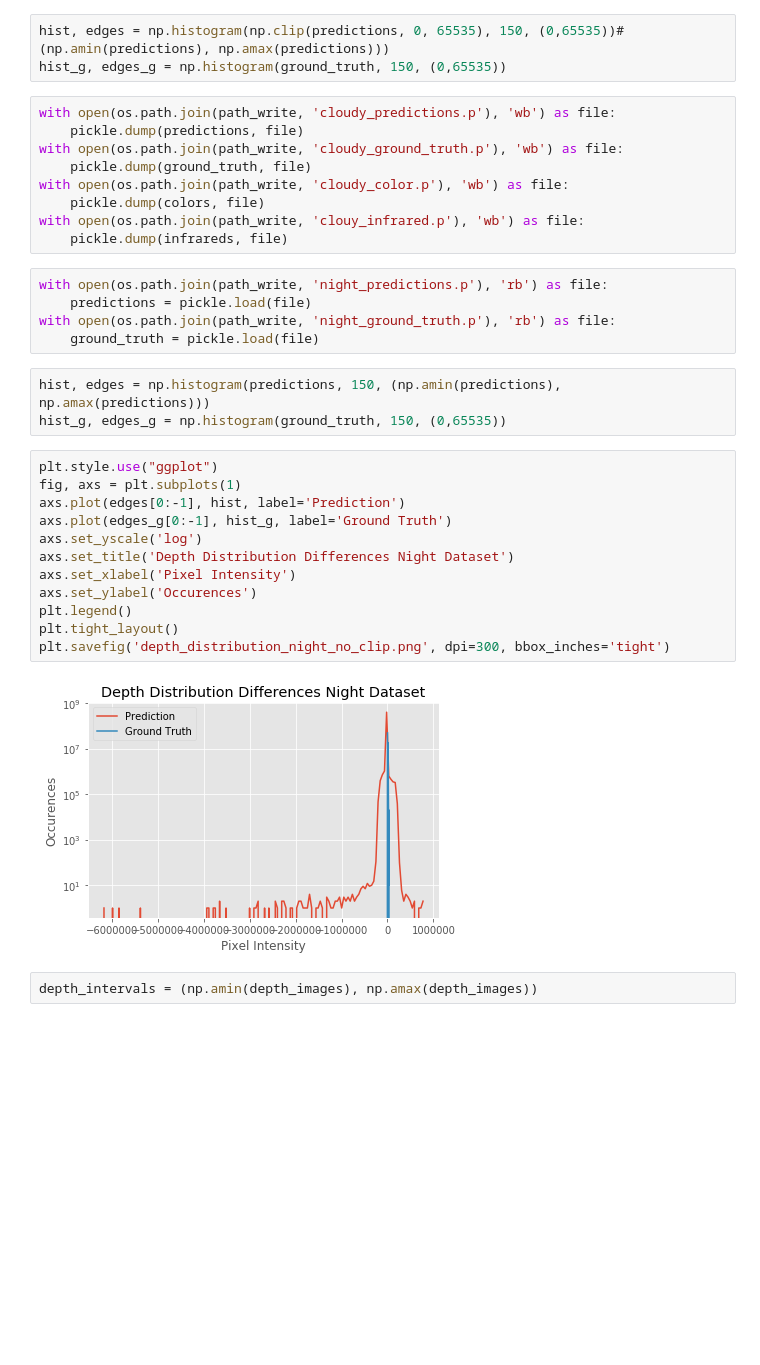
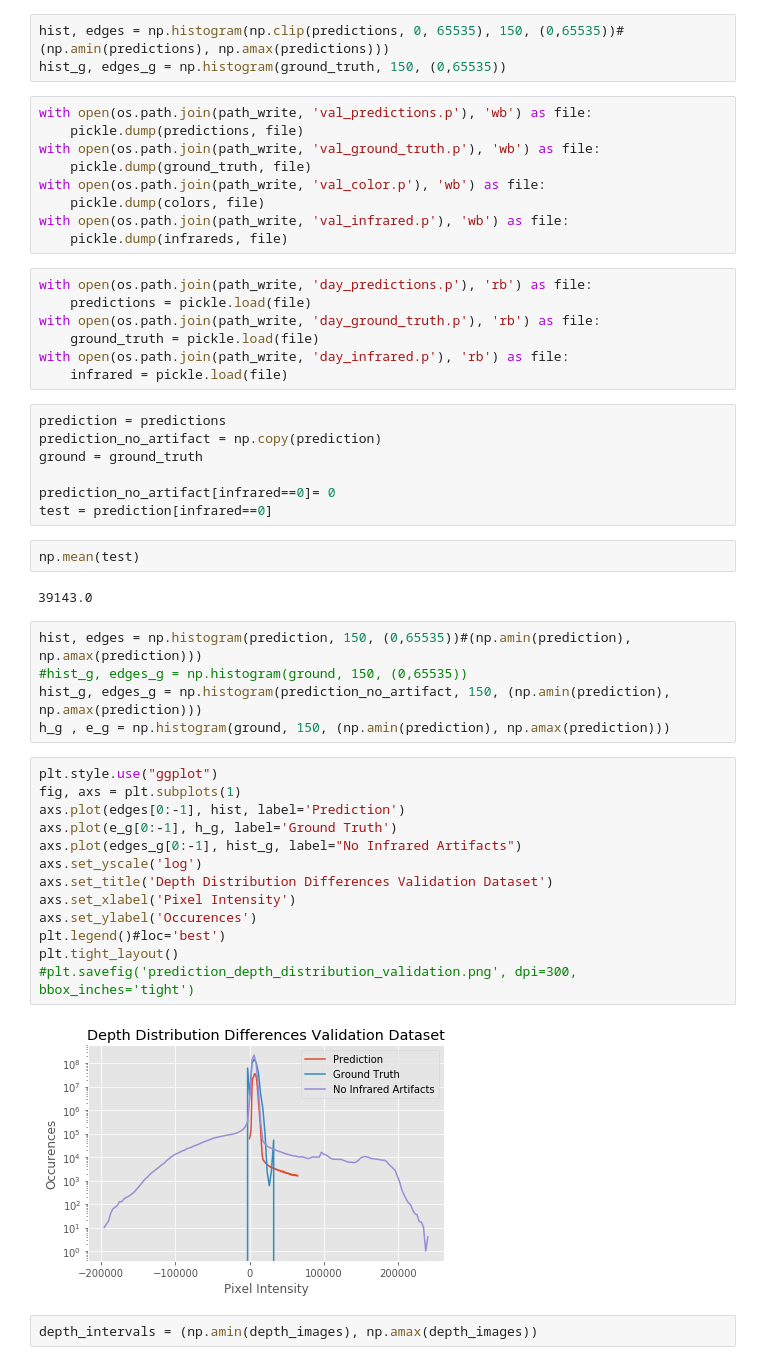
Before and after one commit to jufi2112/BelegPrograms, a Jupyter notebook: Visualization/Predict_Images.ipynb, the cells around one changed output. Drawn from its saved outputs; the diff is of its cells as text; blank space fills up the shorter version.

Commit message:
working on visualization scripts2#

```diff
--- a/Visualization/Predict_Images.ipynb
+++ b/Visualization/Predict_Images.ipynb
@@ -260,36 +259,52 @@ If you're reading this message in another frontend (for example, a static render
 hist, edges = np.histogram(np.clip(predictions, 0, 65535), 150, (0,65535))#(np.amin(predictions), np.amax(predictions)))
 hist_g, edges_g = np.histogram(ground_truth, 150, (0,65535))
 # %%
-with open(os.path.join(path_write, 'cloudy_predictions.p'), 'wb') as file:
+with open(os.path.join(path_write, 'val_predictions.p'), 'wb') as file:
     pickle.dump(predictions, file)
-with open(os.path.join(path_write, 'cloudy_ground_truth.p'), 'wb') as file:
+with open(os.path.join(path_write, 'val_ground_truth.p'), 'wb') as file:
     pickle.dump(ground_truth, file)
-with open(os.path.join(path_write, 'cloudy_color.p'), 'wb') as file:
+with open(os.path.join(path_write, 'val_color.p'), 'wb') as file:
     pickle.dump(colors, file)
-with open(os.path.join(path_write, 'clouy_infrared.p'), 'wb') as file:
+with open(os.path.join(path_write, 'val_infrared.p'), 'wb') as file:
     pickle.dump(infrareds, file)
 # %%
-with open(os.path.join(path_write, 'night_predictions.p'), 'rb') as file:
+with open(os.path.join(path_write, 'day_predictions.p'), 'rb') as file:
     predictions = pickle.load(file)
-with open(os.path.join(path_write, 'night_ground_truth.p'), 'rb') as file:
+with open(os.path.join(path_write, 'day_ground_truth.p'), 'rb') as file:
     ground_truth = pickle.load(file)
+with open(os.path.join(path_write, 'day_infrared.p'), 'rb') as file:
+    infrared = pickle.load(file)
+# %%
+prediction = predictions
+prediction_no_artifact = np.copy(prediction)
+ground = ground_truth
+
+prediction_no_artifact[infrared==0]= 0
+test = prediction[infrared==0]
+# %%
+np.mean(test)
+# %% [output]
+39143.0
 # %%
-hist, edges = np.histogram(predictions, 150, (np.amin(predictions), np.amax(predictions)))
-hist_g, edges_g = np.histogram(ground_truth, 150, (0,65535))
+hist, edges = np.histogram(prediction, 150, (0,65535))#(np.amin(prediction), np.amax(prediction)))
+#hist_g, edges_g = np.histogram(ground, 150, (0,65535))
+hist_g, edges_g = np.histogram(prediction_no_artifact, 150, (np.amin(prediction), np.amax(prediction)))
+h_g , e_g = np.histogram(ground, 150, (np.amin(prediction), np.amax(prediction)))
 # %%
 plt.style.use("ggplot")
 fig, axs = plt.subplots(1)
 axs.plot(edges[0:-1], hist, label='Prediction')
-axs.plot(edges_g[0:-1], hist_g, label='Ground Truth')
+axs.plot(e_g[0:-1], h_g, label='Ground Truth')
+axs.plot(edges_g[0:-1], hist_g, label="No Infrared Artifacts")
 axs.set_yscale('log')
-axs.set_title('Depth Distribution Differences Night Dataset')
+axs.set_title('Depth Distribution Differences Validation Dataset')
 axs.set_xlabel('Pixel Intensity')
 axs.set_ylabel('Occurences')
-plt.legend()
+plt.legend()#loc='best')
 plt.tight_layout()
-plt.savefig('depth_distribution_night_no_clip.png', dpi=300, bbox_inches='tight')
+#plt.savefig('prediction_depth_distribution_validation.png', dpi=300, bbox_inches='tight')
 # %% [output]
-[figure, old version]
+[figure, new version]
 # %%
 depth_intervals = (np.amin(depth_images), np.amax(depth_images))
 # %%
```
Also changed, not shown: parts of 4 cells of this notebook, 1 other file.
